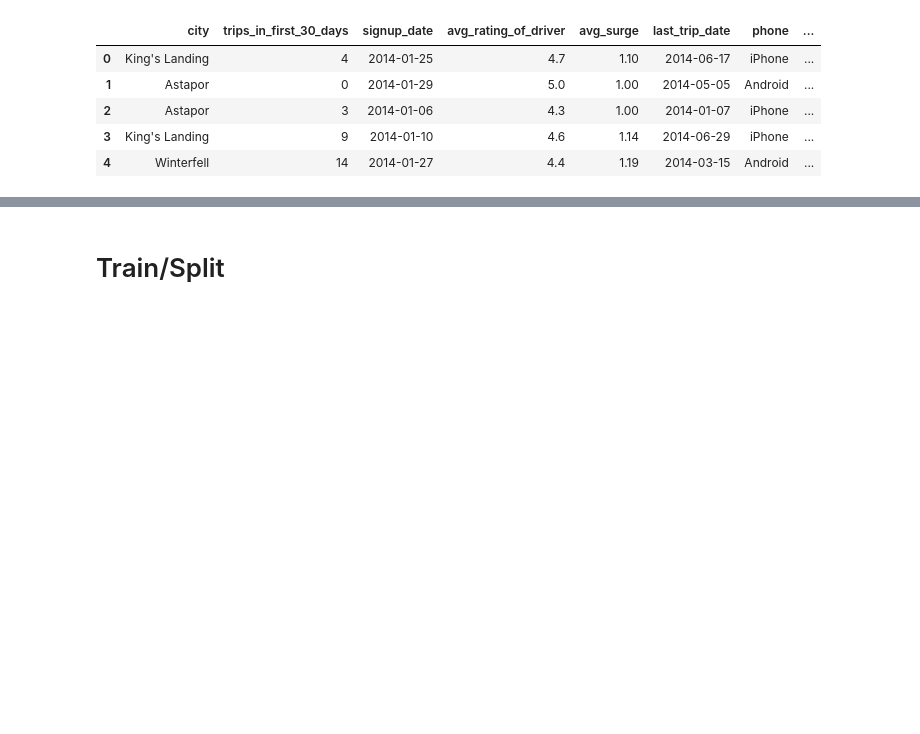
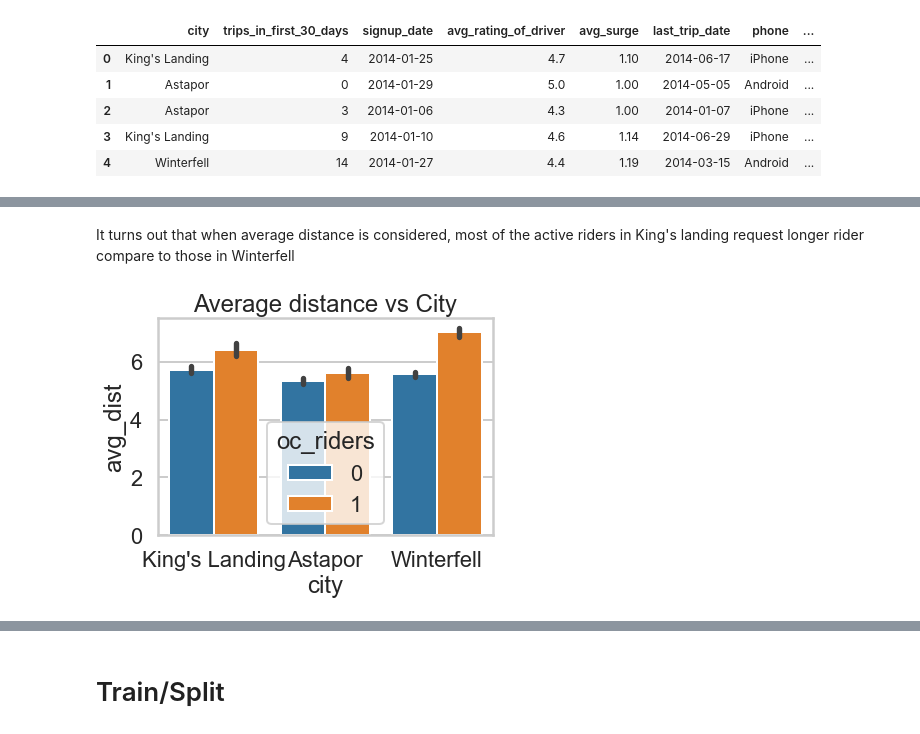
Before and after one commit to samokoye/Last-Springboard-Projects, a Jupyter notebook: ultimate_challenge/Ultimate Challenge Data Science.ipynb, the cells around one changed output, grey strips where cells are left out. Saved outputs shown, nothing was run; the diff lists cells and outputs as text; code cells hidden in the pictures; blank space fills up the shorter version.

```diff
--- a/ultimate_challenge/Ultimate Challenge Data Science.ipynb
+++ b/ultimate_challenge/Ultimate Challenge Data Science.ipynb
@@ -493,0 +535,8 @@ let's
+# %% [markdown]
+It turns out that when average distance is considered, most of the active riders in King's landing request longer rider compare to those in Winterfell
+# %%
+ax = sns.barplot(data=df, x = 'city',y= "avg_dist", hue = 'oc_riders') #plotting active riders by city and first 30days trip
+ax.set_title("Average distance vs City")
+plt.show()
+# %% [output]
+[figure, added]
```
Also changed, not shown: parts of 44 cells of this notebook.
